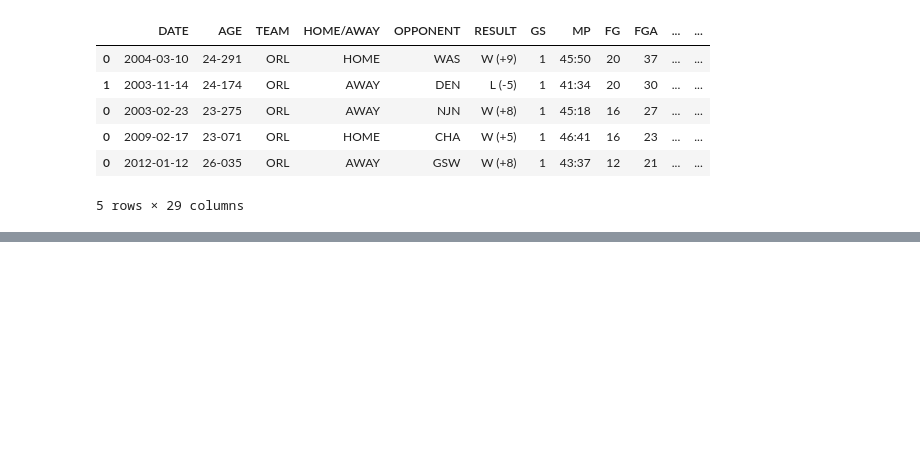
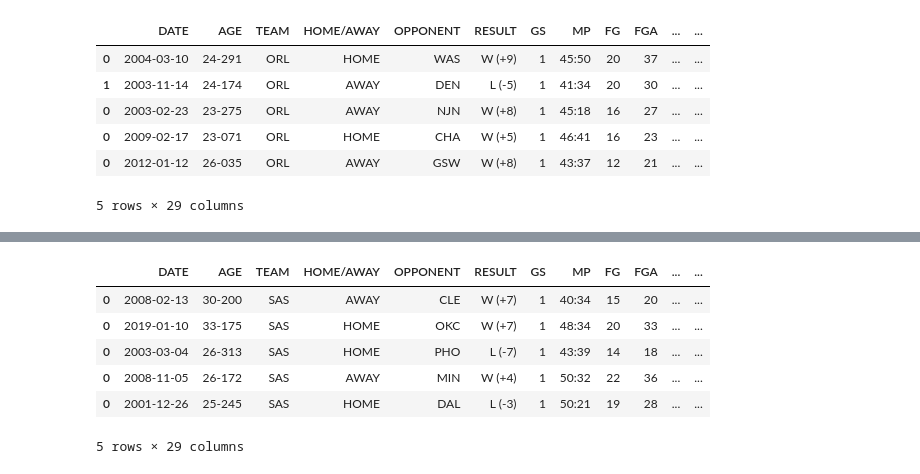
Before and after one commit to bme3412/Python, a Jupyter notebook: Projects/Basketball_reference/NBA_since_2000.ipynb, the cells around one changed output, grey strips where cells are left out. Drawn from its saved outputs; the diff is of its cells as text; code cells hidden in the pictures; blank space fills up the shorter version.

```diff
--- a/Projects/Basketball_reference/NBA_since_2000.ipynb
+++ b/Projects/Basketball_reference/NBA_since_2000.ipynb
@@ -919,0 +1032,12 @@ PHO_since_2000.head(5)
+# %%
+SAS_since_2000 = pd.concat(SAS_season_dfs)
+SAS_since_2000 = SAS_since_2000.sort_values(by=['GAME_SCORE'], ascending=False)
+SAS_since_2000.head(5)
+# %% [output]
+|  | DATE | AGE | TEAM | HOME/AWAY | OPPONENT | RESULT | GS | MP | FG | FGA | ... | ... |
+| 0 | 2008-02-13 | 30-200 | SAS | AWAY | CLE | W (+7) | 1 | 40:34 | 15 | 20 | ... | ... |
+| 0 | 2019-01-10 | 33-175 | SAS | HOME | OKC | W (+7) | 1 | 48:34 | 20 | 33 | ... | ... |
+| 0 | 2003-03-04 | 26-313 | SAS | HOME | PHO | L (-7) | 1 | 43:39 | 14 | 18 | ... | ... |
+| 0 | 2008-11-05 | 26-172 | SAS | AWAY | MIN | W (+4) | 1 | 50:32 | 22 | 36 | ... | ... |
+| 0 | 2001-12-26 | 25-245 | SAS | HOME | DAL | L (-3) | 1 | 50:21 | 19 | 28 | ... | ... |
+5 rows × 29 columns
```
Also changed, not shown: parts of 28 cells of this notebook.
